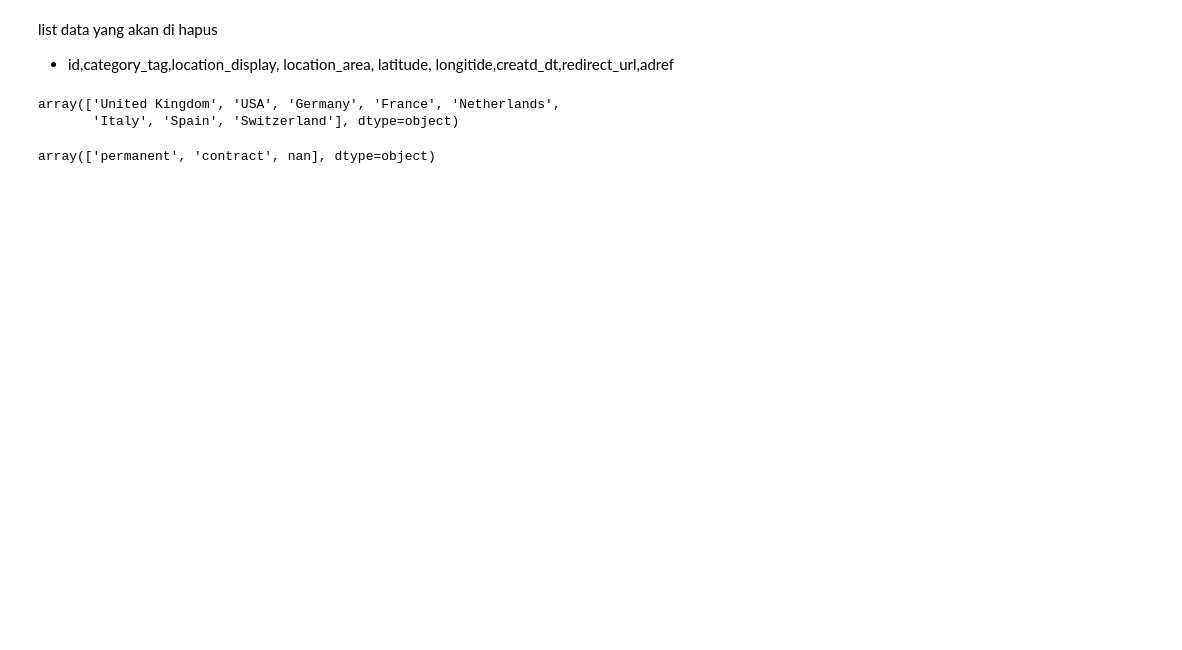
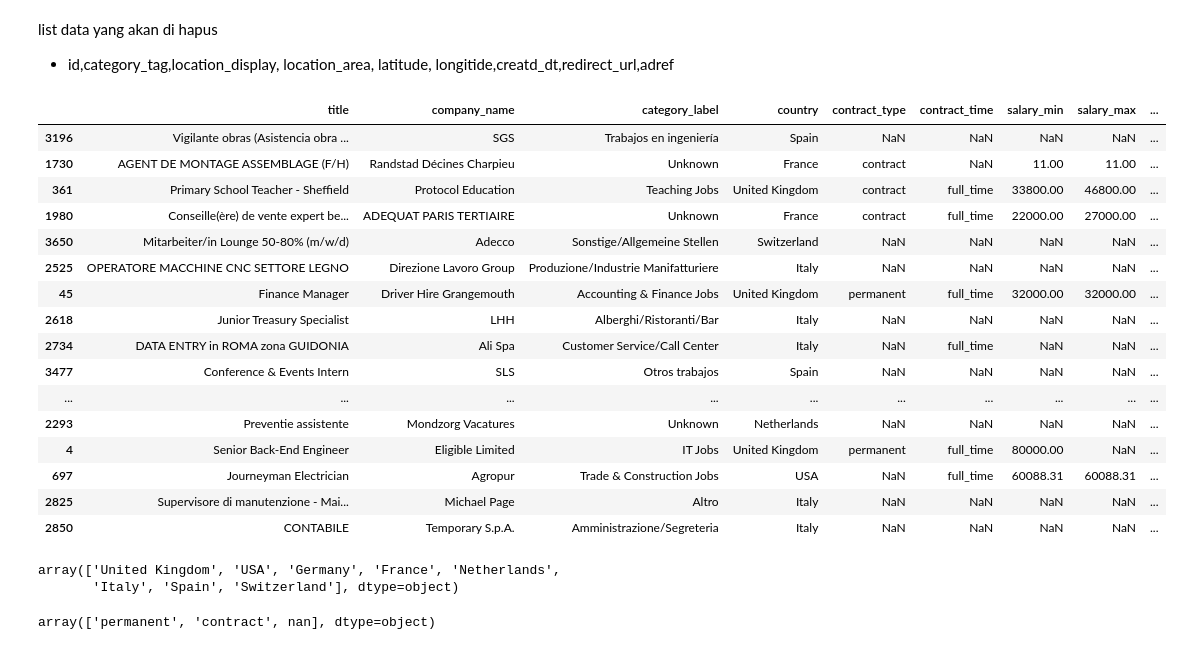
Before and after one commit to zulfanHamka/job_market_2025, a Jupyter notebook: Job_Market_A_2025_Dataset.ipynb, the cells around one changed output. Drawn from its saved outputs; the diff is of its cells as text; code cells hidden in the pictures; blank space fills up the shorter version.

Commit message:
business understanding and data understanding

```diff
--- a/Job_Market_A_2025_Dataset.ipynb
+++ b/Job_Market_A_2025_Dataset.ipynb
@@ -21,3 +41,23 @@ df.head(5)
 # %% [markdown]
 list data yang akan di hapus
 - id,category_tag,location_display, location_area, latitude, longitide,creatd_dt,redirect_url,adref
+# %%
+df.sample(50)
+# %% [output]
+|  | title | company_name | category_label | country | contract_type | contract_time | salary_min | salary_max | ... |
+| 3196 | Vigilante obras (Asistencia obra ... | SGS | Trabajos en ingeniería | Spain | NaN | NaN | NaN | NaN | ... |
+| 1730 | AGENT DE MONTAGE ASSEMBLAGE (F/H) | Randstad Décines Charpieu | Unknown | France | contract | NaN | 11.00 | 11.00 | ... |
+| 361 | Primary School Teacher - Sheffield | Protocol Education | Teaching Jobs | United Kingdom | contract | full_time | 33800.00 | 46800.00 | ... |
+| 1980 | Conseille(ère) de vente expert be... | ADEQUAT PARIS TERTIAIRE | Unknown | France | contract | full_time | 22000.00 | 27000.00 | ... |
+| 3650 | Mitarbeiter/in Lounge 50-80% (m/w/d) | Adecco | Sonstige/Allgemeine Stellen | Switzerland | NaN | NaN | NaN | NaN | ... |
+| 2525 | OPERATORE MACCHINE CNC SETTORE LEGNO | Direzione Lavoro Group | Produzione/Industrie Manifatturiere | Italy | NaN | NaN | NaN | NaN | ... |
+| 45 | Finance Manager | Driver Hire Grangemouth | Accounting & Finance Jobs | United Kingdom | permanent | full_time | 32000.00 | 32000.00 | ... |
+| 2618 | Junior Treasury Specialist | LHH | Alberghi/Ristoranti/Bar | Italy | NaN | NaN | NaN | NaN | ... |
+| 2734 | DATA ENTRY in ROMA zona GUIDONIA | Ali Spa | Customer Service/Call Center | Italy | NaN | full_time | NaN | NaN | ... |
+| 3477 | Conference & Events Intern | SLS | Otros trabajos | Spain | NaN | NaN | NaN | NaN | ... |
+| ... | ... | ... | ... | ... | ... | ... | ... | ... | ... |
+| 2293 | Preventie assistente | Mondzorg Vacatures | Unknown | Netherlands | NaN | NaN | NaN | NaN | ... |
+| 4 | Senior Back-End Engineer | Eligible Limited | IT Jobs | United Kingdom | permanent | full_time | 80000.00 | NaN | ... |
+| 697 | Journeyman Electrician | Agropur | Trade & Construction Jobs | USA | NaN | full_time | 60088.31 | 60088.31 | ... |
+| 2825 | Supervisore di manutenzione - Mai... | Michael Page | Altro | Italy | NaN | NaN | NaN | NaN | ... |
+| 2850 | CONTABILE | Temporary S.p.A. | Amministrazione/Segreteria | Italy | NaN | NaN | NaN | NaN | ... |
```
Also changed, not shown: parts of 12 cells of this notebook.
